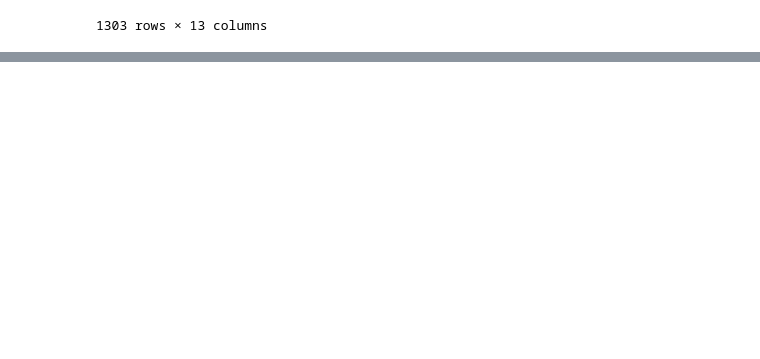
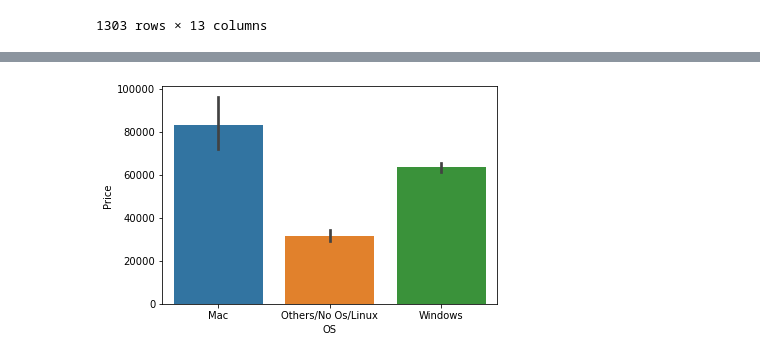
Before and after one commit to lalchhabi/laptop_price_predictor, a Jupyter notebook: Laptop_price_predictor.ipynb, the cells around one changed output, grey strips where cells are left out. Cells and saved outputs as stored; diff of their text form; code cells hidden in the pictures; blank space fills up the shorter version.

```diff
--- a/Laptop_price_predictor.ipynb
+++ b/Laptop_price_predictor.ipynb
@@ -452,0 +760,2 @@ def fetch_processor(text):
+# %%
+df.drop(['Gpu'], inplace = True, axis = 1)
@@ -452,0 +802,10 @@ def fetch_processor(text):
+# %%
+def windows(name):
+    if name == 'Windows 10 S' or name == 'Windows 7' or name == 'Windows 10':
+        return 'Windows'
+    elif name == 'macOS' or name == 'Mac OS X':
+        return 'Mac'
+    else:
+        return 'Others/No Os/Linux'
+# %%
+df['OS'] = df['OpSys'].apply(windows)
@@ -452,0 +827,2 @@ def fetch_processor(text):
+# %%
+df.drop(['OpSys'], inplace = True, axis = 1)
@@ -452,0 +850,5 @@ def fetch_processor(text):
+# %%
+sns.barplot(x = df['OS'], y = df['Price'])
+plt.show()
+# %% [output]
+[figure, added]
```
Also changed, not shown: parts of 113 cells of this notebook.
